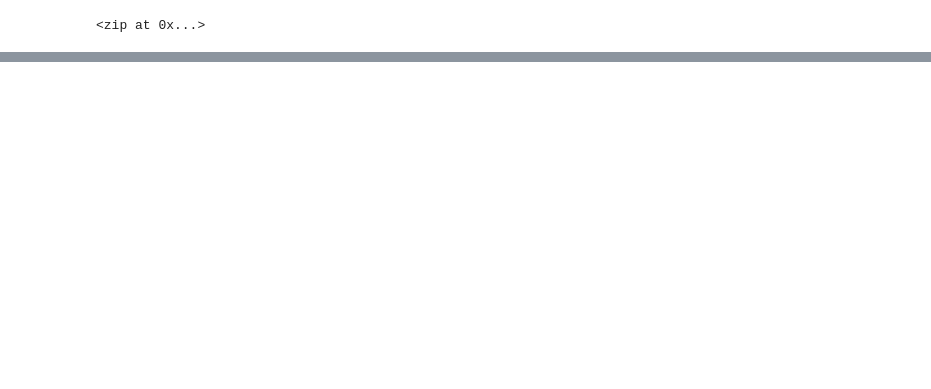
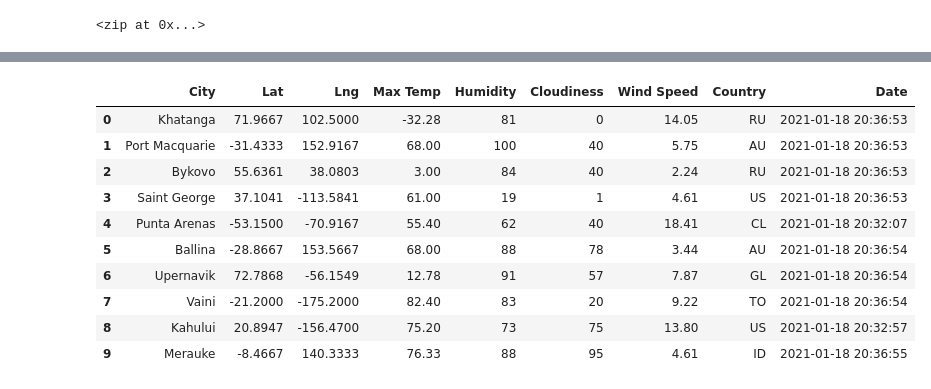
Before and after one commit to benclark62/World_Weather_Analysis, a Jupyter notebook: WeatherPy.ipynb, the cells around one changed output, grey strips where cells are left out. Cells and saved outputs as stored; diff of their text form; code cells hidden in the pictures; blank space fills up the shorter version.

```diff
--- a/WeatherPy.ipynb
+++ b/WeatherPy.ipynb
@@ -33,0 +127,16 @@ len(cities)
+# %%
+# Convert the array of dictionaries to a Pandas DataFrame.
+city_data_df = pd.DataFrame(city_data)
+city_data_df.head(10)
+# %% [output]
+|  | City | Lat | Lng | Max Temp | Humidity | Cloudiness | Wind Speed | Country | Date |
+| 0 | Khatanga | 71.9667 | 102.5000 | -32.28 | 81 | 0 | 14.05 | RU | 2021-01-18 20:36:53 |
+| 1 | Port Macquarie | -31.4333 | 152.9167 | 68.00 | 100 | 40 | 5.75 | AU | 2021-01-18 20:36:53 |
+| 2 | Bykovo | 55.6361 | 38.0803 | 3.00 | 84 | 40 | 2.24 | RU | 2021-01-18 20:36:53 |
+| 3 | Saint George | 37.1041 | -113.5841 | 61.00 | 19 | 1 | 4.61 | US | 2021-01-18 20:36:53 |
+| 4 | Punta Arenas | -53.1500 | -70.9167 | 55.40 | 62 | 40 | 18.41 | CL | 2021-01-18 20:32:07 |
+| 5 | Ballina | -28.8667 | 153.5667 | 68.00 | 88 | 78 | 3.44 | AU | 2021-01-18 20:36:54 |
+| 6 | Upernavik | 72.7868 | -56.1549 | 12.78 | 91 | 57 | 7.87 | GL | 2021-01-18 20:36:54 |
+| 7 | Vaini | -21.2000 | -175.2000 | 82.40 | 83 | 20 | 9.22 | TO | 2021-01-18 20:36:54 |
+| 8 | Kahului | 20.8947 | -156.4700 | 75.20 | 73 | 75 | 13.80 | US | 2021-01-18 20:32:57 |
+| 9 | Merauke | -8.4667 | 140.3333 | 76.33 | 88 | 95 | 4.61 | ID | 2021-01-18 20:36:55 |
```
Also changed, not shown: parts of 8 cells of this notebook, 3 other files.
